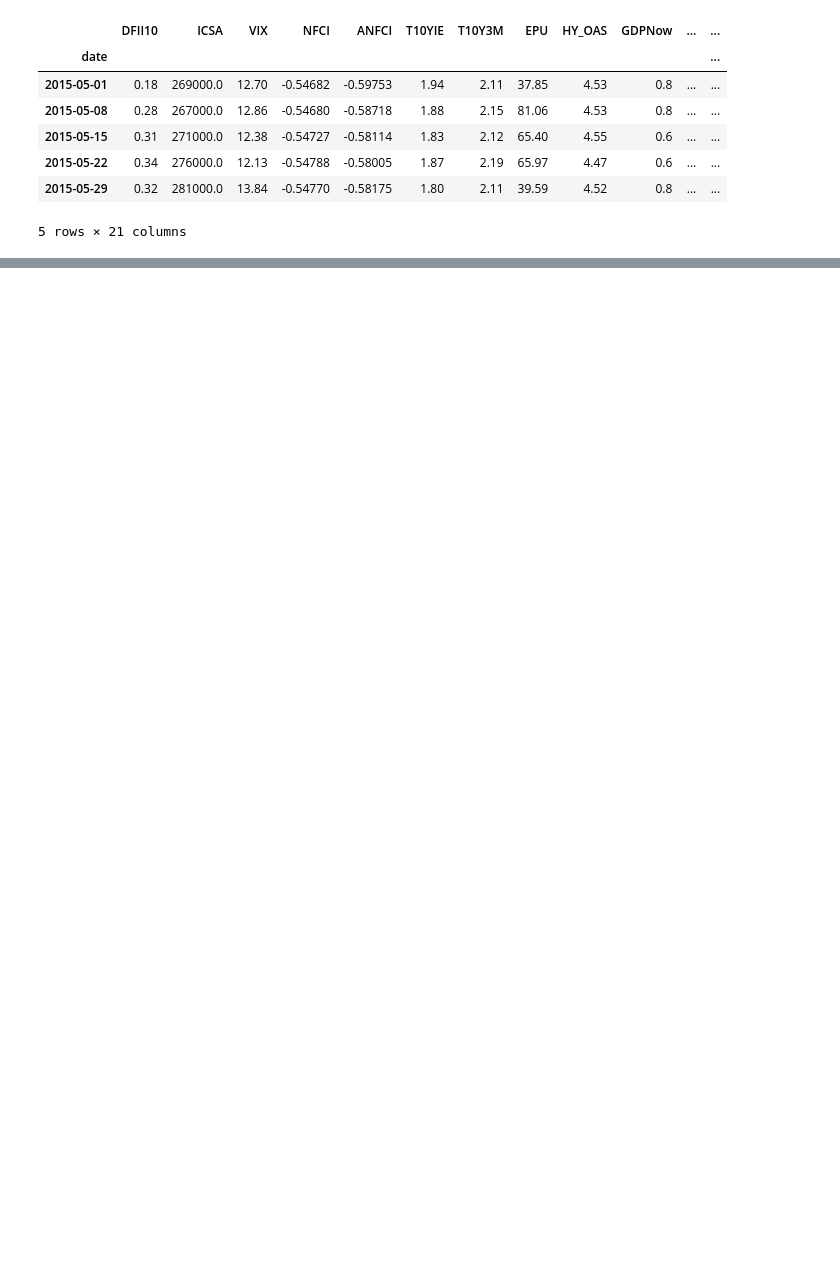
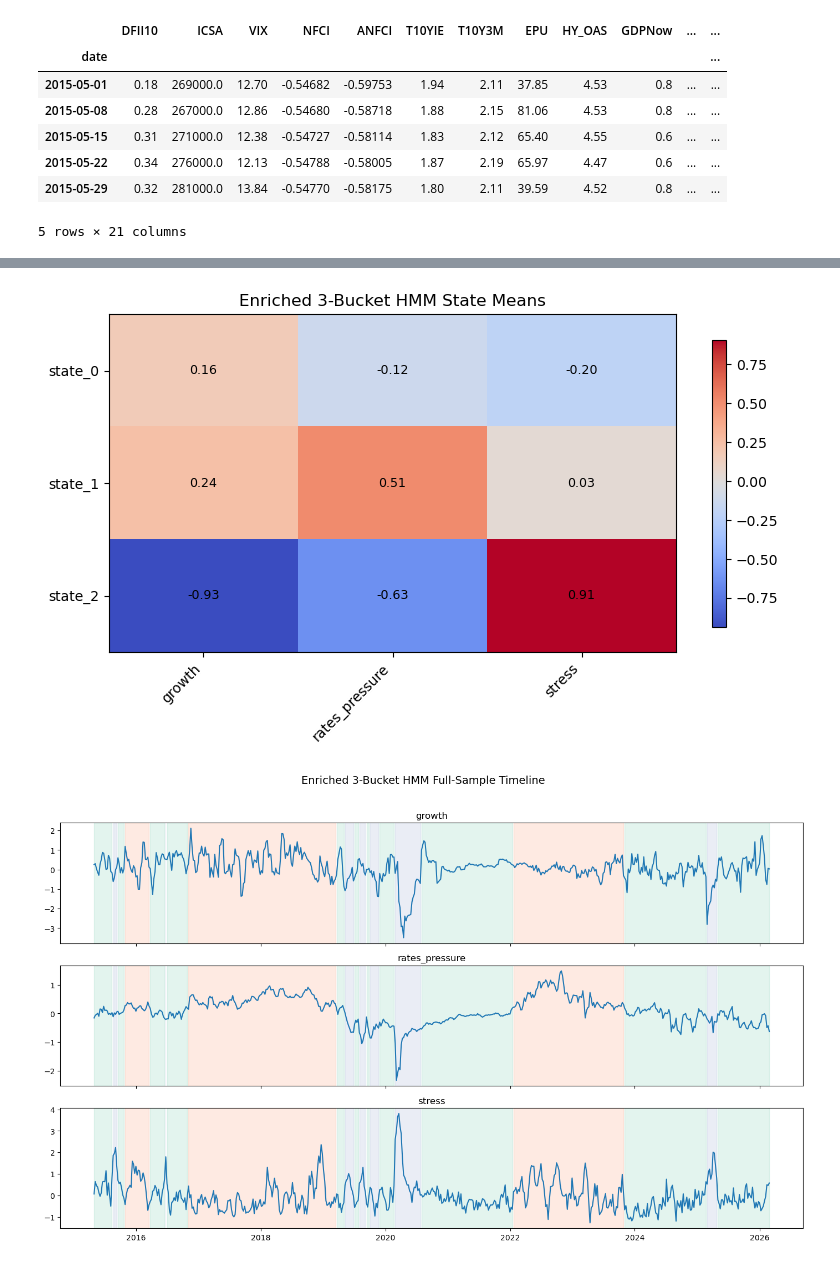
Before and after one commit to Yzc20060417/Systematic-Equities, a Jupyter notebook: Model.ipynb, the cells around one changed output, grey strips where cells are left out. Drawn from its saved outputs; the diff is of its cells as text; code cells hidden in the pictures; blank space fills up the shorter version.

```diff
--- a/Model.ipynb
+++ b/Model.ipynb
@@ -1086,0 +1121,3 @@ AttributeError: 'NoneType' object has no attribute 'rolling'
+# %%
+X_model_enriched_3 = X_model_3[["growth","rates_pressure","stress"]].dropna().copy()
+X_model_4 = X_enriched_bucket[["growth", "rates_pressure", "stress","inflation_shock"]].dropna().copy()
@@ -1086,0 +1192,19 @@ AttributeError: 'NoneType' object has no attribute 'rolling'
+# %%
+enriched3 = run_regime_workflow(
+    X_model=X_model_enriched_3,
+    k=3,
+    refit_every=4,          # slower refit
+    smooth_window=3,        # smoothed probabilities
+    min_train=104,          # 2 years weekly
+    covariance_type="diag",
+    seeds=range(20),
+    n_iter=1500,
+    tol=1e-4,
+)
+
+display(enriched3["full_hmm_results"])
+display(enriched3["transition_matrix"])
+display(enriched3["implied_duration"])
+display(enriched3["full_hmm"]["summary"])
+display(enriched3["oos_means"])
+display(enriched3["oos_summary"])
@@ -1086,0 +1254,19 @@ AttributeError: 'NoneType' object has no attribute 'rolling'
+# %%
+# Full-sample diagnostics: enriched 3-bucket
+data_helpers.plot_state_means(enriched3["full_hmm"]["summary"], title="Enriched 3-Bucket HMM State Means")
+data_helpers.plot_regime_timeline(
+    enriched3["X_model"],
+    enriched3["full_hmm"]["labels"],
+    title="Enriched 3-Bucket HMM Full-Sample Timeline"
+)
+data_helpers.plot_hmm_posteriors(
+    enriched3["full_hmm"]["probs"],
+    title="Enriched 3-Bucket HMM Full-Sample Posteriors"
+)
+data_helpers.plot_transition_matrix(
+    enriched3["transition_matrix"],
+    title="Enriched 3-Bucket HMM Transition Matrix"
+)
+# %% [output]
+[figure, added]
+[figure, added]
```
Also changed, not shown: parts of 21 cells of this notebook, 1 other file.
